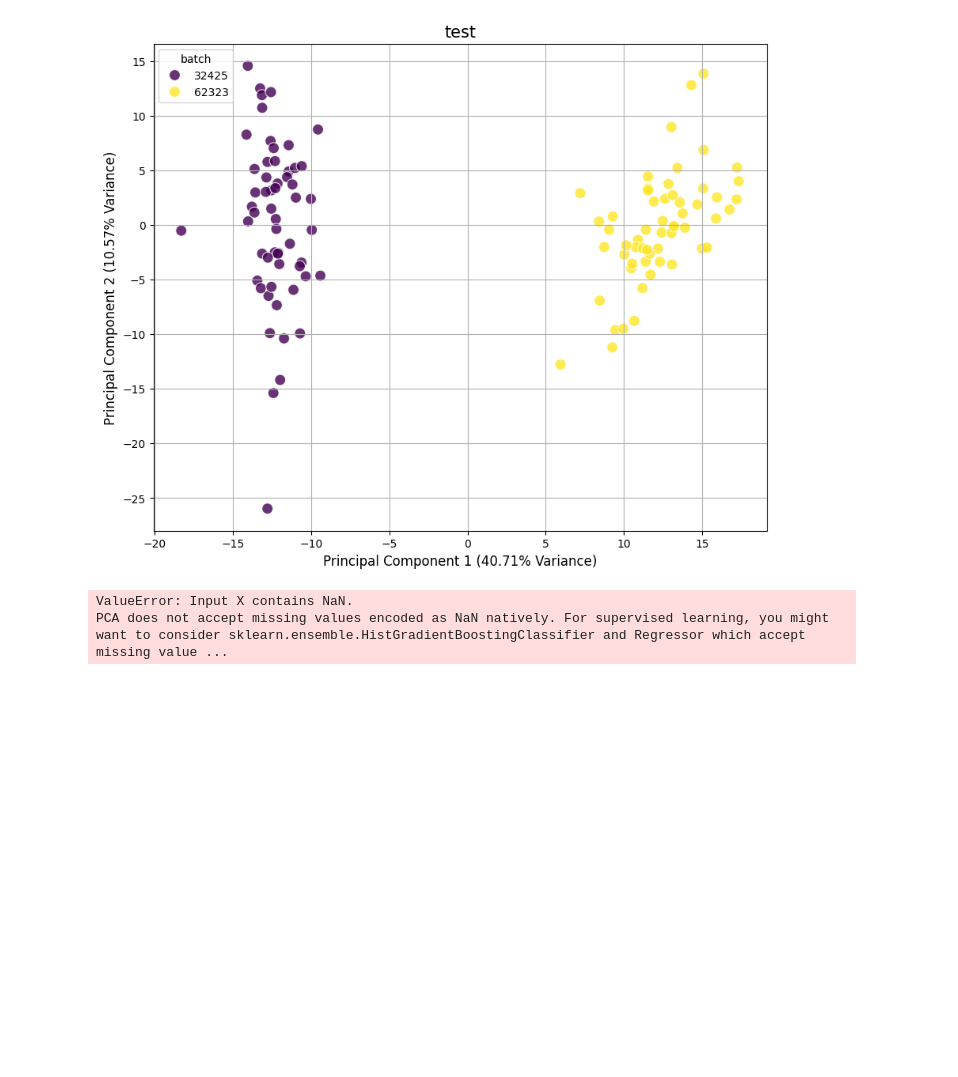
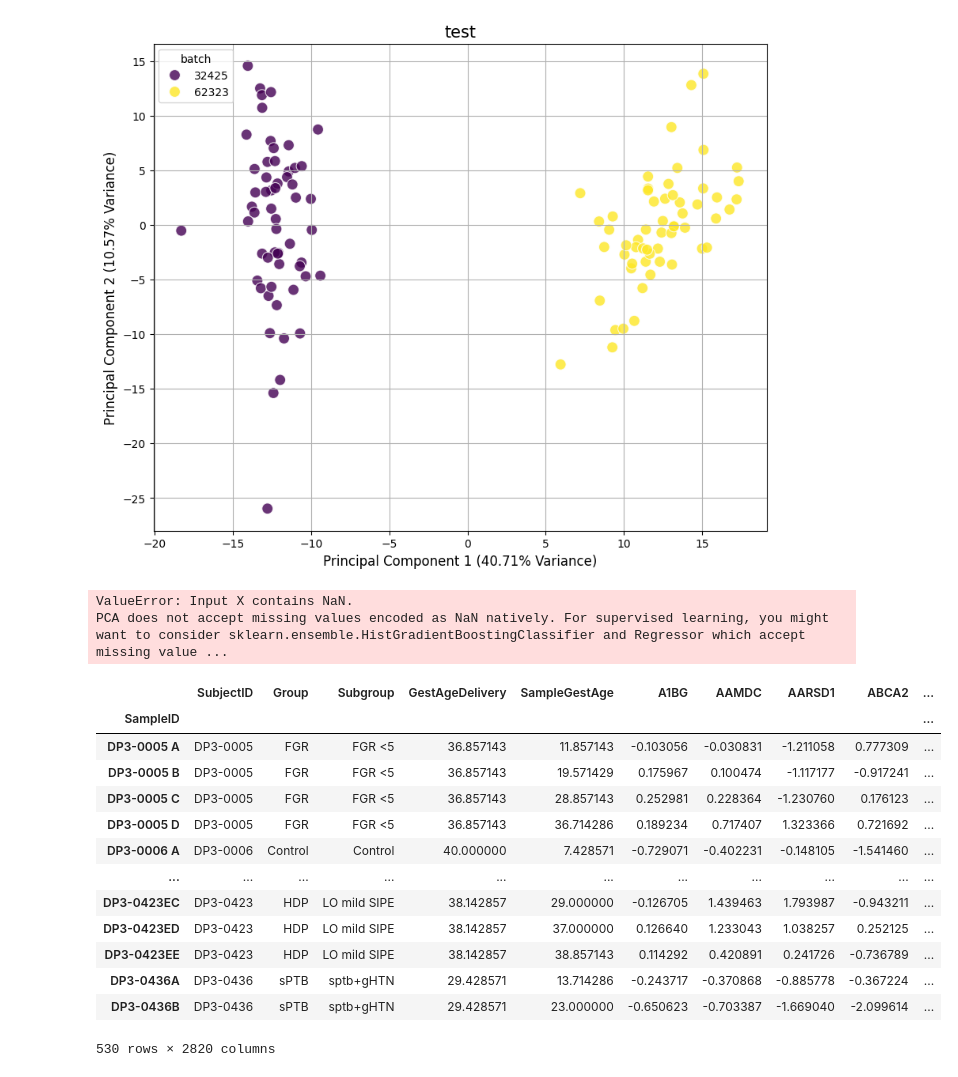
Before and after one commit to spiekos/PiekosLab, a Jupyter notebook: kaylaxu/test.MTBL_datacleaning.ipynb, the cells around one changed output. Cells and saved outputs as stored; diff of their text form; code cells hidden in the pictures; blank space fills up the shorter version.

Commit message:
updated MTBL cleaning scripts

```diff
--- a/kaylaxu/test.MTBL_datacleaning.ipynb
+++ b/kaylaxu/test.MTBL_datacleaning.ipynb
@@ -1921,0 +2432,22 @@ def clean(pos_exp, pos_batch, pos_comp, neg_exp, neg_batch, neg_comp, dir_input,
+# %%
+protein = pd.read_csv("/Users/kaylaxu/Desktop/data/clean_data/proteomics_plasma_cleaned_with_metadata.csv", index_col=0)
+# %%
+batches = protein["Batch"]
+protein = protein.drop(columns="Batch")
+# %%
+protein
+# %% [output]
+|  | SubjectID | Group | Subgroup | GestAgeDelivery | SampleGestAge | A1BG | AAMDC | AARSD1 | ABCA2 | ... |
+| SampleID |  |  |  |  |  |  |  |  |  | ... |
+| DP3-0005 A | DP3-0005 | FGR | FGR <5 | 36.857143 | 11.857143 | -0.103056 | -0.030831 | -1.211058 | 0.777309 | ... |
+| DP3-0005 B | DP3-0005 | FGR | FGR <5 | 36.857143 | 19.571429 | 0.175967 | 0.100474 | -1.117177 | -0.917241 | ... |
+| DP3-0005 C | DP3-0005 | FGR | FGR <5 | 36.857143 | 28.857143 | 0.252981 | 0.228364 | -1.230760 | 0.176123 | ... |
+| DP3-0005 D | DP3-0005 | FGR | FGR <5 | 36.857143 | 36.714286 | 0.189234 | 0.717407 | 1.323366 | 0.721692 | ... |
+| DP3-0006 A | DP3-0006 | Control | Control | 40.000000 | 7.428571 | -0.729071 | -0.402231 | -0.148105 | -1.541460 | ... |
+| ... | ... | ... | ... | ... | ... | ... | ... | ... | ... | ... |
+| DP3-0423EC | DP3-0423 | HDP | LO mild SIPE | 38.142857 | 29.000000 | -0.126705 | 1.439463 | 1.793987 | -0.943211 | ... |
+| DP3-0423ED | DP3-0423 | HDP | LO mild SIPE | 38.142857 | 37.000000 | 0.126640 | 1.233043 | 1.038257 | 0.252125 | ... |
+| DP3-0423EE | DP3-0423 | HDP | LO mild SIPE | 38.142857 | 38.857143 | 0.114292 | 0.420891 | 0.241726 | -0.736789 | ... |
+| DP3-0436A | DP3-0436 | sPTB | sptb+gHTN | 29.428571 | 13.714286 | -0.243717 | -0.370868 | -0.885778 | -0.367224 | ... |
+| DP3-0436B | DP3-0436 | sPTB | sptb+gHTN | 29.428571 | 23.000000 | -0.650623 | -0.703387 | -1.669040 | -2.099614 | ... |
+530 rows × 2820 columns
```
Also changed, not shown: parts of 17 cells of this notebook, 9 other files.
